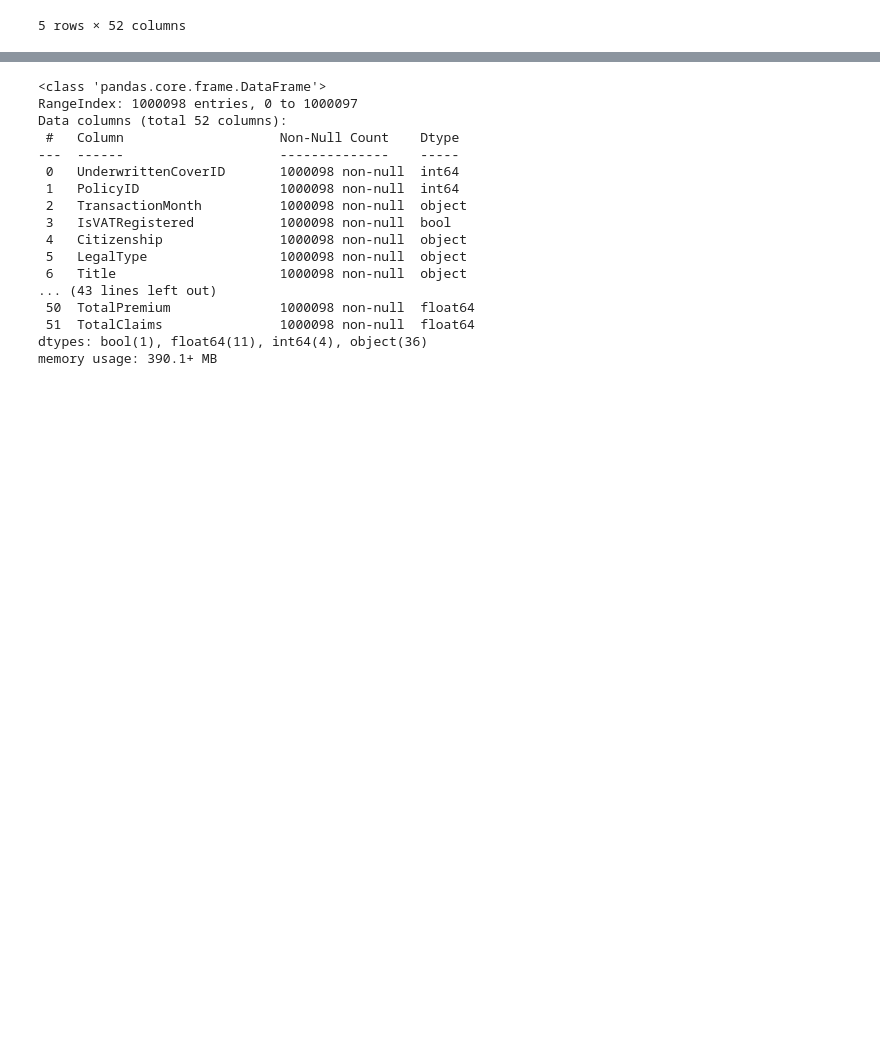
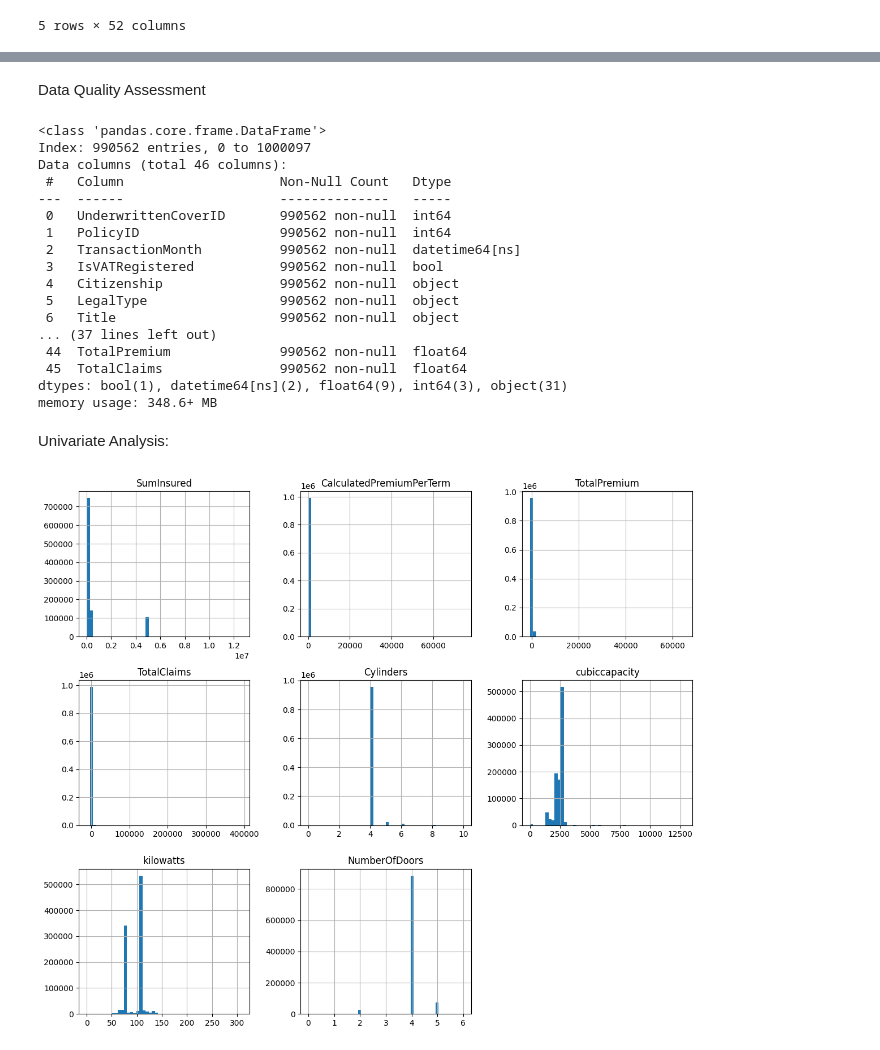
Before and after one commit to KokebBenti/Insurance-Risk-Analytics-Predictive-Modeling, a Jupyter notebook: notebooks/EDA.ipynb, the cells around one changed output, grey strips where cells are left out. Drawn from its saved outputs; the diff is of its cells as text; code cells hidden in the pictures; blank space fills up the shorter version.

```diff
--- a/notebooks/EDA.ipynb
+++ b/notebooks/EDA.ipynb
@@ -27,20 +89,42 @@ df.head()
+# %%
+# Fix data values
+df["TransactionMonth"]=pd.to_datetime(df["TransactionMonth"])
+df["RegistrationYear"]=pd.to_datetime(df["RegistrationYear"])
+# %% [markdown]
+Data Quality Assessment
+# %%
+# Check for missing values
+df.describe()
+df=df.drop(["NumberOfVehiclesInFleet","CrossBorder","CustomValueEstimate", "WrittenOff","Rebuilt","Converted"],axis=1)
+# %%
+#drop rows with empty spaces for important columns
+df=df.dropna(subset=["Gender"])
 # %%
 df.info()
 # %% [output]
 <class 'pandas.core.frame.DataFrame'>
-RangeIndex: 1000098 entries, 0 to 1000097
-Data columns (total 52 columns):
- #   Column                    Non-Null Count    Dtype
----  ------                    --------------    -----
- 0   UnderwrittenCoverID       1000098 non-null  int64
- 1   PolicyID                  1000098 non-null  int64
- 2   TransactionMonth          1000098 non-null  object
- 3   IsVATRegistered           1000098 non-null  bool
- 4   Citizenship               1000098 non-null  object
- 5   LegalType                 1000098 non-null  object
- 6   Title                     1000098 non-null  object
-... (43 lines left out)
- 50  TotalPremium              1000098 non-null  float64
- 51  TotalClaims               1000098 non-null  float64
-dtypes: bool(1), float64(11), int64(4), object(36)
-memory usage: 390.1+ MB
+Index: 990562 entries, 0 to 1000097
+Data columns (total 46 columns):
+ #   Column                    Non-Null Count   Dtype
+---  ------                    --------------   -----
+ 0   UnderwrittenCoverID       990562 non-null  int64
+ 1   PolicyID                  990562 non-null  int64
+ 2   TransactionMonth          990562 non-null  datetime64[ns]
+ 3   IsVATRegistered           990562 non-null  bool
+ 4   Citizenship               990562 non-null  object
+ 5   LegalType                 990562 non-null  object
+ 6   Title                     990562 non-null  object
+... (37 lines left out)
+ 44  TotalPremium              990562 non-null  float64
+ 45  TotalClaims               990562 non-null  float64
+dtypes: bool(1), datetime64[ns](2), float64(9), int64(3), object(31)
+memory usage: 348.6+ MB
+# %% [markdown]
+Univariate Analysis:
+# %%
+#Numerical Values
+df.hist(bins=50,figsize=(14, 12),column=['SumInsured','CalculatedPremiumPerTerm','TotalPremium','TotalClaims','Cylinders','cubiccapacity',
+'kilowatts', 'bodytype', 'NumberOfDoors'])
+plt.show()
+# %% [output]
+[figure, added]
```
Also changed, not shown: parts of 16 cells of this notebook.
